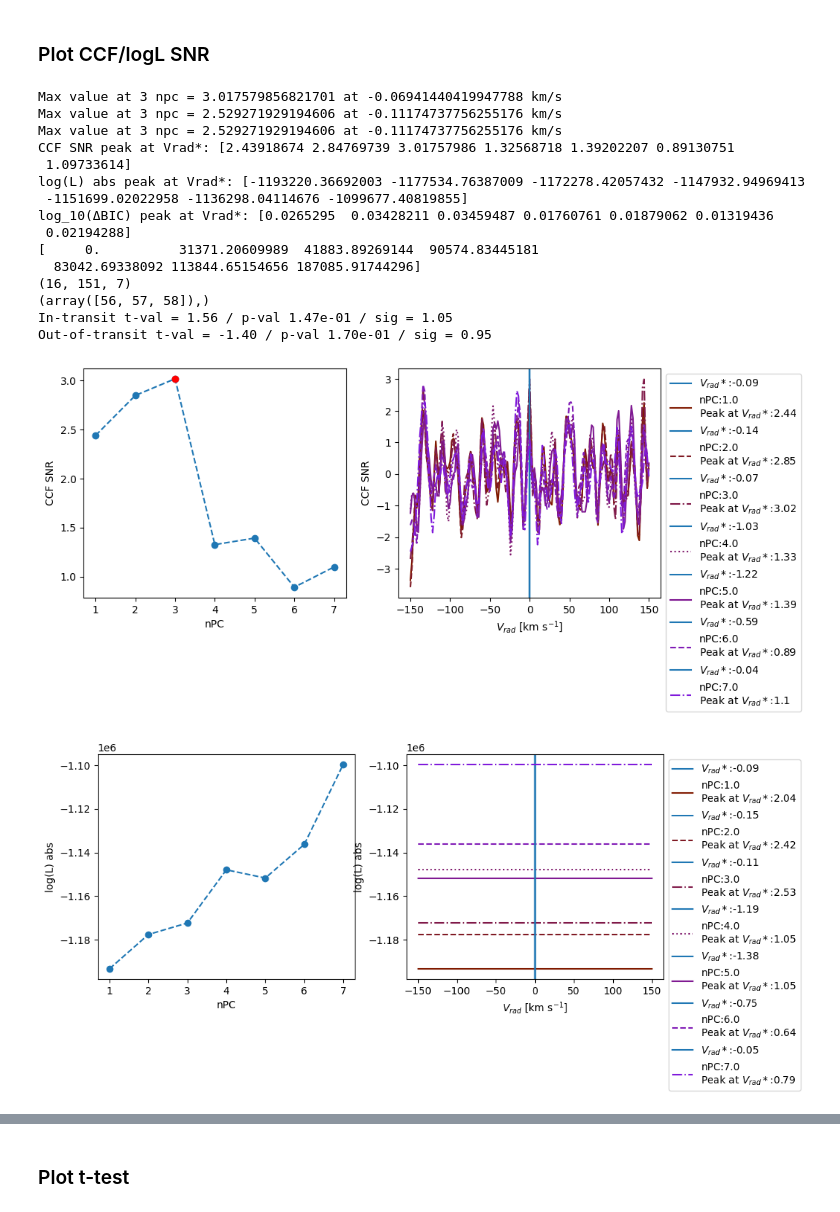
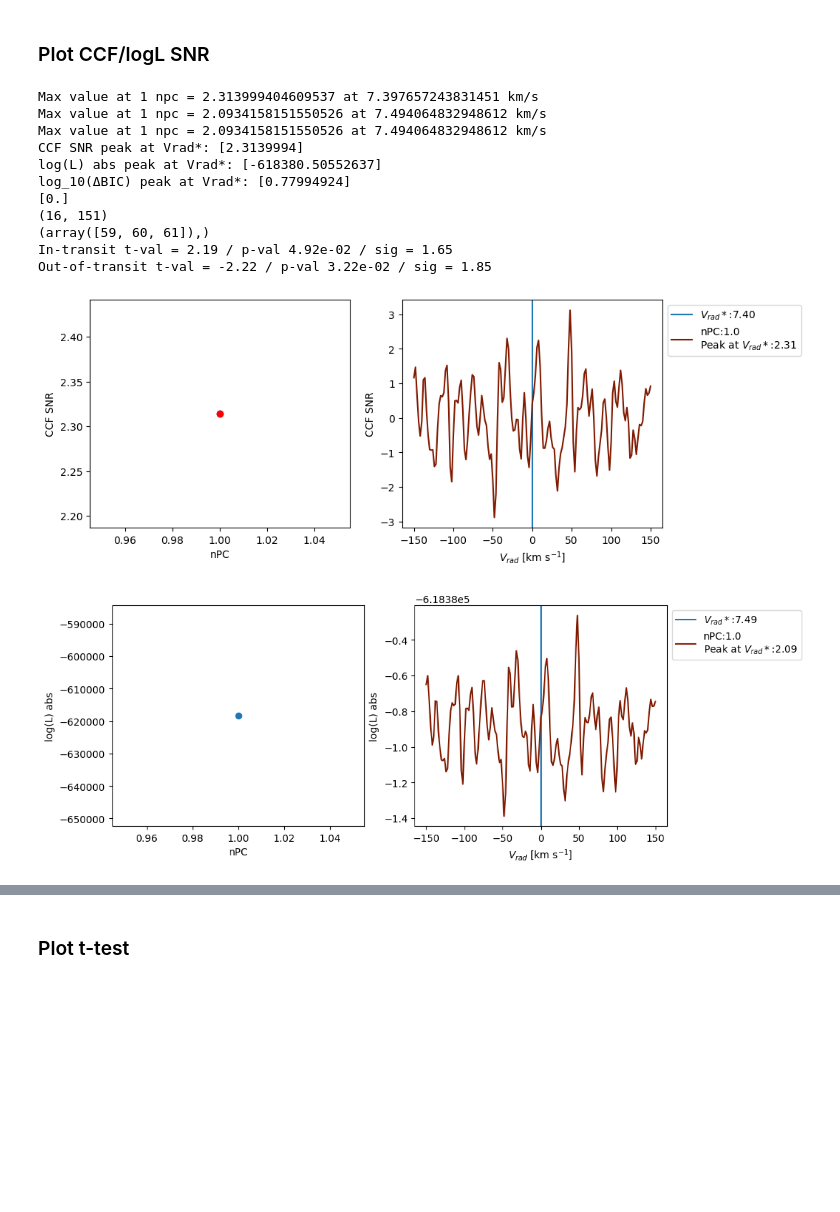
Before and after one commit to mathisbouffard/HRS_with_starships, a Jupyter notebook: HRS_analysis/SPIRou/Correlations.ipynb, the cells around one changed output, grey strips where cells are left out. Saved outputs shown, nothing was run; the diff lists cells and outputs as text; code cells hidden in the pictures; blank space fills up the shorter version.

Commit message:
Finished full reduction and CO2 correlation of 2020-09-20 visit.

```diff
--- a/HRS_analysis/SPIRou/Correlations.ipynb
+++ b/HRS_analysis/SPIRou/Correlations.ipynb
@@ -54,7 +54,7 @@ pl_obs=reload(pl_obs)
 # Planet parameters and reduction details
 pl_name = 'TRAPPIST-1 b'
 
-visit_name = '2020-09-08'
+visit_name = '2020-09-20'
 reduc_version = 'v001'
 instrument = "SPIRou"
 
@@ -67,7 +67,7 @@ e      = 0                  # eccentricity
 w      = 4.712389*u.rad     # argument of periapsis (equal to 270 degrees)
 
 # Mid-transit time (BJD) of this visit
-mid_tr = 2459100.82490157*u.d  # calculated from Agol et al. 2021
+mid_tr = 2459112.91190288*u.d  # calculated from Agol et al. 2021
 
 #-----------------------------------------------------------#
 
@@ -104,13 +104,13 @@ It became [4.712389] rad
 reduc_in_scratch = True  # the reductions are in the scratch directory (True) or in the home directory (False)
 
 # Indicate which reductions to use (sequence files)
-filename_list = ["sequence_1-pc_mask_wings97_data_trs_2020-09-08.npz",
-                 "sequence_2-pc_mask_wings97_data_trs_2020-09-08.npz",
-                 "sequence_3-pc_mask_wings97_data_trs_2020-09-08.npz",
-                 "sequence_4-pc_mask_wings97_data_trs_2020-09-08.npz",
-                 "sequence_5-pc_mask_wings97_data_trs_2020-09-08.npz",
-                 "sequence_6-pc_mask_wings97_data_trs_2020-09-08.npz",
-                 "sequence_7-pc_mask_wings97_data_trs_2020-09-08.npz",
+filename_list = ["sequence_1-pc_mask_wings97_data_trs_2020-09-20.npz",
+                 # "sequence_2-pc_mask_wings97_data_trs_2020-09-20.npz",
+                 # "sequence_3-pc_mask_wings97_data_trs_2020-09-20.npz",
+                 # "sequence_4-pc_mask_wings97_data_trs_2020-09-20.npz",
+                 # "sequence_5-pc_mask_wings97_data_trs_2020-09-20.npz",
+                 # "sequence_6-pc_mask_wings97_data_trs_2020-09-20.npz",
+                 # "sequence_7-pc_mask_wings97_data_trs_2020-09-20.npz",
                 ]
 #-----------------------------------------------------------#
 
@@ -230,56 +218,53 @@ Transmission
 #----------------------------------------------#
 # Indicate orders to use
 nb_orders = 49  # number of orders in reduction
-orders_to_delete = [[1,2,3,4], [11,12,13], [23,24,25], [37,38,39], [46,47,48]]  # indices of orders that should not be used
+orders_to_delete = [[0,1,2,3,4], [11,12,13,14], [23,24,25], [37,38,39], [46,47,48]]  # indices of orders that should not be used
 
 
 # 2019-06-14: delete [0,1,2,3,4], [11,12,13], [23,24,25], [37,38,39], [46,47,48]
 # 2020-05-31: delete [0,1,2,3,4], [11,12,13], [23,24,25], [37,38,39], [46,47,48]
 # 2020-08-04: delete [0,1,2,3,4], [11,12,13], [23,24,25], [35,37,38,39], [46,47,48]
 # 2020-09-08: delete [1,2,3,4], [11,12,13], [23,24,25], [37,38,39], [46,47,48]
+# 2020-09-20: delete [0,1,2,3,4], [11,12,13,14], [23,24,25], [37,38,39], [46,47,48]
 
 #----------------------------------------------#
 
 order_indices = np.arange(nb_orders)
 
 # Remove each element of orders_to_delete from array of orders
 for elem in orders_to_delete:
     order_indices = np.setdiff1d(order_indices, elem)
 
 n_pc_list = np.unique(n_pc_list)
 mask_wings_list = np.unique(mask_wings_list)
 
 id_pc0 = 0  # don't change
 
 # Plot all ccf and logl as a function of pc
 for mask_wings in mask_wings_list:
     ccf_maps_in = [all_ccf_map[(n_pc, mask_wings)] for n_pc in n_pc_list]
     ccf_maps_in = np.concatenate(ccf_maps_in, axis=-2)
     logl_maps_in = [all_logl_map[(n_pc, mask_wings)] for n_pc in n_pc_list]
     logl_maps_in = np.concatenate(logl_maps_in, axis=-2)
     obs = all_obs[(n_pc_list[0], mask_wings)]
 
     ccf_obj, logl_obj = cc.plot_ccflogl(obs, ccf_maps_in, logl_maps_in, corrRV0,
                                         Kp_array, n_pc_list, orders=order_indices, id_pc0=id_pc0)
 
 # # Print info about the plots
 # print("\nInformation about the plots:\n" + cc.plot_ccflogl.__doc__ + "\n" +
 #       Correlations.plot_multi_npca.__doc__ + "\n" + Correlations.plot_PRF.__doc__)
 # %% [output]
-Max value at 3 npc = 3.017579856821701 at -0.06941440419947788 km/s
-Max value at 3 npc = 2.529271929194606 at -0.11174737756255176 km/s
-Max value at 3 npc = 2.529271929194606 at -0.11174737756255176 km/s
-CCF SNR peak at Vrad*: [2.43918674 2.84769739 3.01757986 1.32568718 1.39202207 0.89130751
- 1.09733614]
-log(L) abs peak at Vrad*: [-1193220.36692003 -1177534.76387009 -1172278.42057432 -1147932.94969413
- -1151699.02022958 -1136298.04114676 -1099677.40819855]
-log_10(ΔBIC) peak at Vrad*: [0.0265295  0.03428211 0.03459487 0.01760761 0.01879062 0.01319436
- 0.02194288]
-[     0.          31371.20609989  41883.89269144  90574.83445181
-  83042.69338092 113844.65154656 187085.91744296]
-(16, 151, 7)
-(array([56, 57, 58]),)
-In-transit t-val = 1.56 / p-val 1.47e-01 / sig = 1.05
-Out-of-transit t-val = -1.40 / p-val 1.70e-01 / sig = 0.95
+Max value at 1 npc = 2.313999404609537 at 7.397657243831451 km/s
+Max value at 1 npc = 2.0934158151550526 at 7.494064832948612 km/s
+Max value at 1 npc = 2.0934158151550526 at 7.494064832948612 km/s
+CCF SNR peak at Vrad*: [2.3139994]
+log(L) abs peak at Vrad*: [-618380.50552637]
+log_10(ΔBIC) peak at Vrad*: [0.77994924]
+[0.]
+(16, 151)
+(array([59, 60, 61]),)
+In-transit t-val = 2.19 / p-val 4.92e-02 / sig = 1.65
+Out-of-transit t-val = -2.22 / p-val 3.22e-02 / sig = 1.85
-[figure, old version]
+[figure, new version]
-[figure, old version]
+[figure, new version]
```
Also changed, not shown: parts of 8 cells of this notebook.
